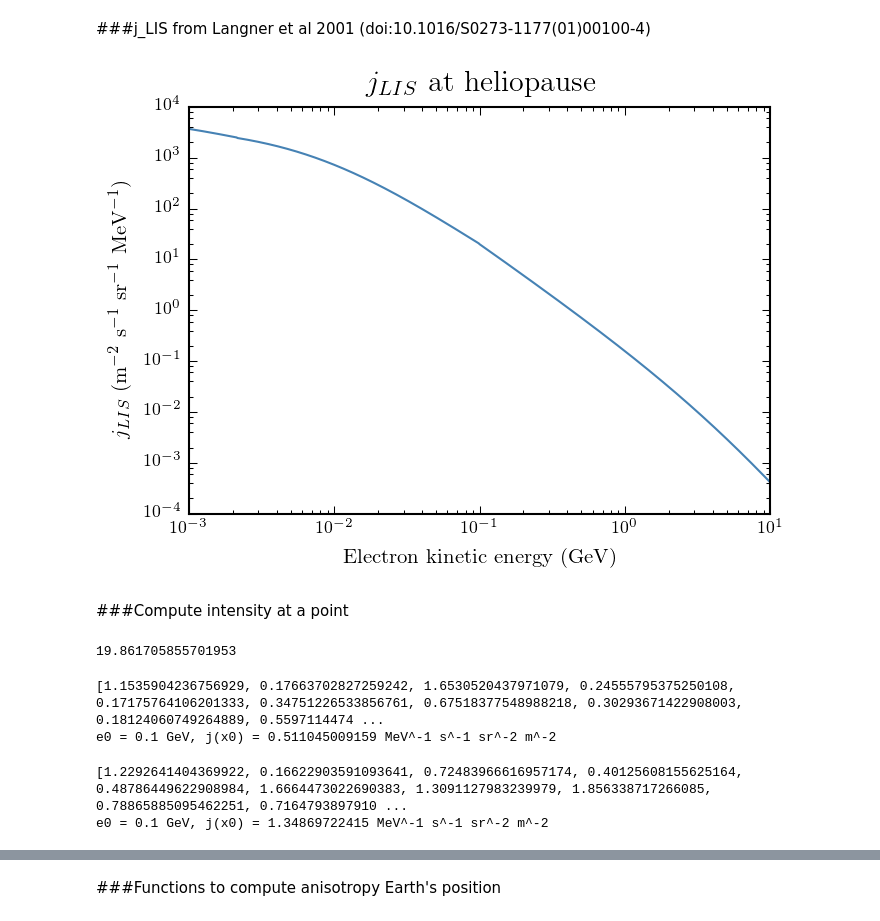
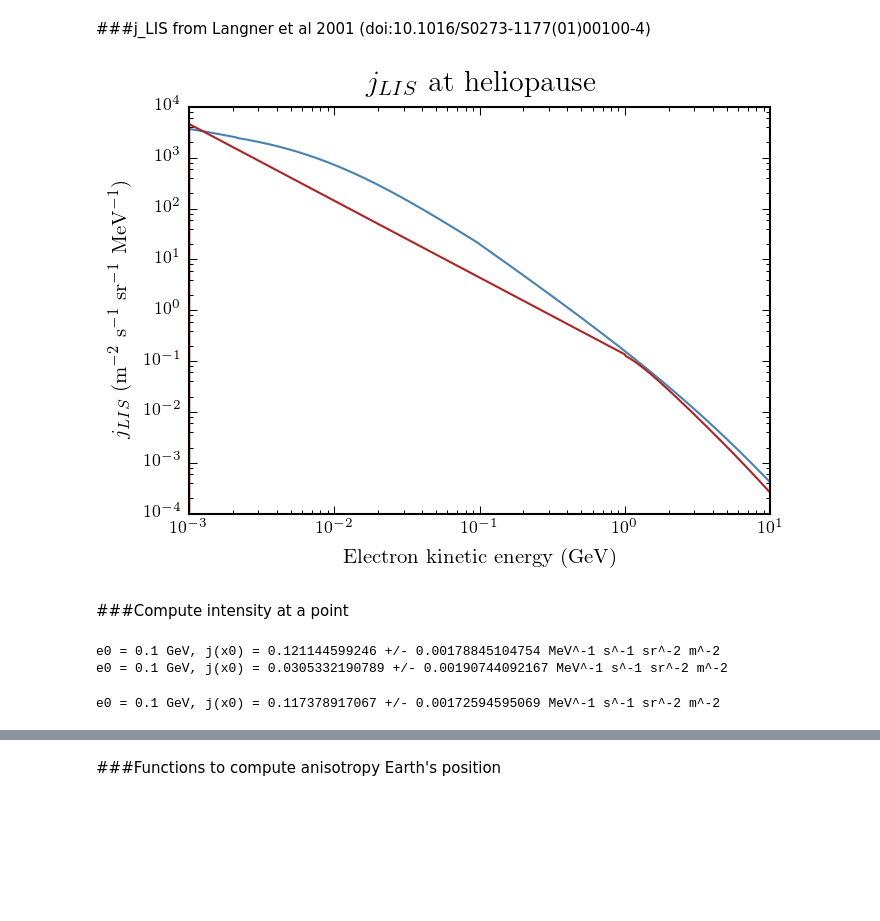
Before and after one commit to adam-coogan/heliosphere_anisotropy, a Jupyter notebook: NewSolarProp/scripts/AnisotropyCalc.ipynb, the cells around one changed output, grey strips where cells are left out. Drawn from its saved outputs; the diff is of its cells as text; code cells hidden in the pictures; blank space fills up the shorter version.

```diff
--- a/NewSolarProp/scripts/AnisotropyCalc.ipynb
+++ b/NewSolarProp/scripts/AnisotropyCalc.ipynb
@@ -7,0 +14,15 @@ rundataPath = '../rundata/'
+# %%
+# Solar cycle polarity
+Ac = -1
+# Magnetic field
+rRefB = 1.0
+rSun = 0.005 # AU
+B0 = 5e-9 / np.sqrt(1 + (rRefB - rSun)**2) * 4.485e10 # GV / AU
+Omega = 2.0 * np.pi / (25.4 * 24.0 * 3600.0) # rad / s
+Vsw = 400 * 6.685e-9 # AU / s
+# Electron mass
+me = 0.000511
+qe = -1
+# Diffusion parameters
+lambda0 = 0.15 # AU
+kperp_kpar = 0.01
@@ -7,0 +35,3 @@ rundataPath = '../rundata/'
+# %%
+def rigidity(ek):
+    return np.sqrt(ek * (ek + 2.0 * me)) # GV
@@ -27,15 +97,12 @@ def jLISPotgieter(ek):
 # %% [markdown]
 ###j_LIS from Langner et al 2001 (doi:10.1016/S0273-1177(01)00100-4)
 # %%
-#langnerPoints = np.loadtxt('../otherdata/jLIS_langner2001.csv', delimiter = ',')
-#jLISLangnerInterp = interp1d(np.log10(langnerPoints[:,0]), np.log10(langnerPoints[:,1]), kind='linear')
-
 def jLISLangner(ek):
     """
     LIS parametrization from Langner 2004, with correction from Strauss' code.  ek is in GeV.
     Returns: j_LIS in units of particles m^-2 s^-1 sr^-1 MeV^-1.
     """
-    P = np.sqrt(ek * (ek + 2.0 * 0.000511)) / 1.0 # P0 = 1.0 GV
+    P = rigidity(ek) / 1.0 # P0 = 1.0 GV
 
     if P < 0.0026:
         a = 126.067948848145
@@ -50,34 +117,28 @@ def jLISLangner(ek):
         return (1555.89 + 17.36 * P - 3.4e-3 * P**2 + 5.13e-7 * P**3)/(1.0 - 11.22 * P + 7532.93 * P**2 + 2405.01 * P**3 + 103.87 * P**4)
     elif P > 10.0:
         return 1.7 * np.exp(-0.89 - 3.22 * np.log(P))
-    #return 10.0 ** jLISLangnerInterp(np.log10(ek))
 # %%
 fig = plt.figure()
 ax = fig.add_subplot(1, 1, 1)
 #eksPotgieter = 10 ** np.linspace(np.log10(0.001), np.log10(50.0), 100) # Energies in GeV
 #ax.plot(eks, [jLISPotgieter(ek) * (ek / 1000)**2 * 1.0e-4 for ek in eksPotgieter])
 
-eksLangner = 10.0 ** np.linspace(-3.0, 1.0, 1000) # Energies in GeV
+eksLangner = 10.0 ** np.linspace(-4.0, 1.0, 1000) # Energies in GeV
 ax.plot(eksLangner, [jLISLangner(ek) for ek in eksLangner])
+ax.plot(eksLangner, [jLISPotgieter(ek) for ek in eksLangner])
 
 ax.set_xscale('log')
 ax.set_yscale('log')
 ax.set_xlim(1e-3, 1e1)
 ax.set_ylim(1e-4, 1e4)
 ax.set_ylabel(r'$j_{LIS}$ (m$^{-2}$ s$^{-1}$ sr$^{-1}$ MeV$^{-1}$)')
 ax.set_xlabel(r'Electron kinetic energy (GeV)')
 ax.set_title(r'$j_{LIS}$ at heliopause')
 
 plt.show()
 # %% [output]
-[figure, old version]
+[figure, new version]
 # %% [markdown]
 ###Compute intensity at a point
-# %%
-# Use j_LIS from Langner for comparison with Strauss et al
-jLIS = jLISLangner
-jLIS(1e-1)
-# %% [output]
-19.861705855701953
 # %%
 def getJ(runName):
@@ -101,13 +174,14 @@ def getJ(runName):
+# %%
+x0, j, sigma = getJ('straussunits_alt0_run5')
+print('e0 = ' + str(x0['e0']) + ' GeV, j(x0) = ' + str(j) + ' +/- ' + str(sigma) + ' MeV^-1 s^-1 sr^-2 m^-2')
+
+x0, j, sigma = getJ('straussunits_agt0_run0')
+print('e0 = ' + str(x0['e0']) + ' GeV, j(x0) = ' + str(j) + ' +/- ' + str(sigma) + ' MeV^-1 s^-1 sr^-2 m^-2')
+# %% [output]
+e0 = 0.1 GeV, j(x0) = 0.121144599246 +/- 0.00178845104754 MeV^-1 s^-1 sr^-2 m^-2
+e0 = 0.1 GeV, j(x0) = 0.0305332190789 +/- 0.00190744092167 MeV^-1 s^-1 sr^-2 m^-2
 # %%
-# Get j(x0).  Should be 0.03...
-x0, j = getJ('agt0_straussconfigs_run8')
-print('e0 = ' + str(x0['e0']) + ' GeV, j(x0) = ' + str(j) + ' MeV^-1 s^-1 sr^-2 m^-2')
+x0, j, sigma = getJ('strauss_run5')
+print('e0 = ' + str(x0['e0']) + ' GeV, j(x0) = ' + str(j) + ' +/- ' + str(sigma) + ' MeV^-1 s^-1 sr^-2 m^-2')
 # %% [output]
-[1.1535904236756929, 0.17663702827259242, 1.6530520437971079, 0.24555795375250108, 0.17175764106201333, 0.34751226533856761, 0.67518377548988218, 0.30293671422908003, 0.18124060749264889, 0.5597114474 ...
-e0 = 0.1 GeV, j(x0) = 0.511045009159 MeV^-1 s^-1 sr^-2 m^-2
+e0 = 0.1 GeV, j(x0) = 0.117378917067 +/- 0.00172594595069 MeV^-1 s^-1 sr^-2 m^-2
-# %%
-x0, j = getJ('alt0_straussconfigs_run0')
-print('e0 = ' + str(x0['e0']) + ' GeV, j(x0) = ' + str(j) + ' MeV^-1 s^-1 sr^-2 m^-2')
-# %% [output]
-[1.2292641404369922, 0.16622903591093641, 0.72483966616957174, 0.40125608155625164, 0.48786449622908984, 1.6664473022690383, 1.3091127983239979, 1.856338717266085, 0.78865885095462251, 0.7164793897910 ...
-e0 = 0.1 GeV, j(x0) = 1.34869722415 MeV^-1 s^-1 sr^-2 m^-2
```
Also changed, not shown: parts of 17 cells of this notebook, 4 other files.
